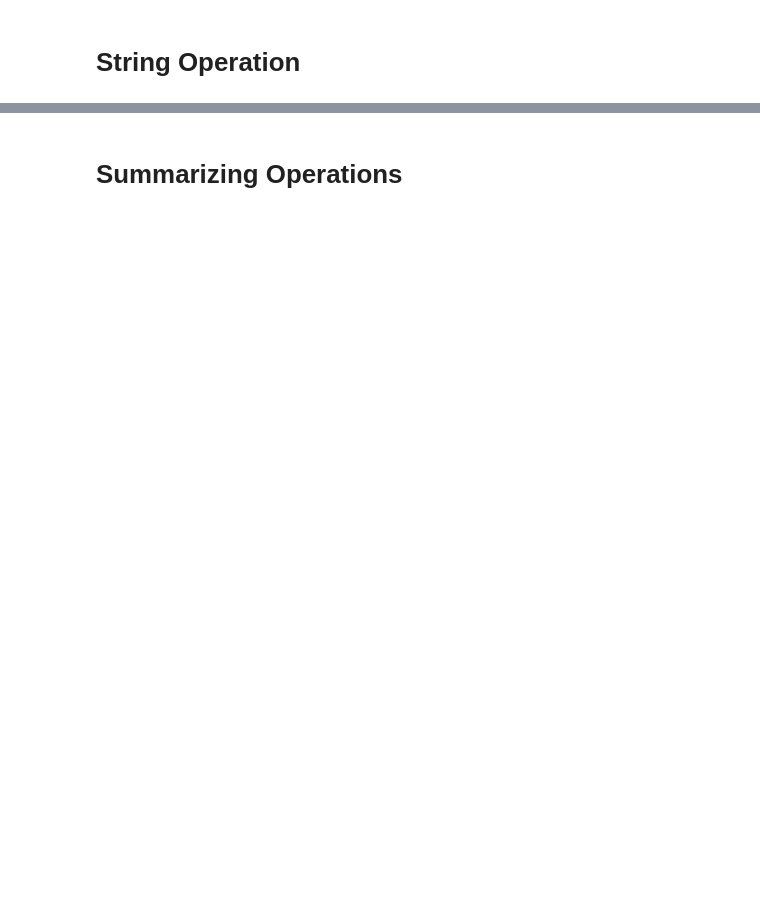
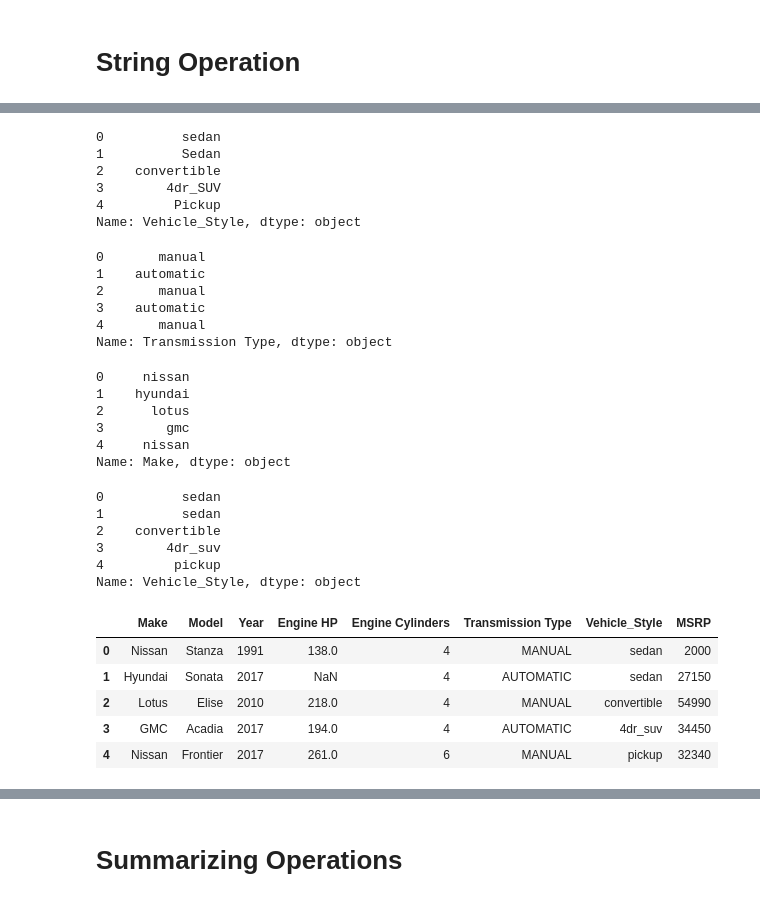
Before and after one commit to kelvin-meyet/MLOps-I-mlzmcmp, a Jupyter notebook: 01-intro/prelim-notebooks/pandas-refresher.ipynb, the cells around one changed output, grey strips where cells are left out. Saved outputs shown, nothing was run; the diff lists cells and outputs as text; code cells hidden in the pictures; blank space fills up the shorter version.

```diff
--- a/01-intro/prelim-notebooks/pandas-refresher.ipynb
+++ b/01-intro/prelim-notebooks/pandas-refresher.ipynb
@@ -262,6 +262,7 @@ df3
 | 0 | 28 | Honda | person 2 | kofi | male |
 | 1 | 24 | Toyota | person 3 | ama | female |
 # %%
+df = df.reset_index(drop=True)
 df
 # %% [output]
 |  | Make | Model | Year | Engine HP | Engine Cylinders | Transmission Type | Vehicle_Style | MSRP |
@@ -280,0 +342,54 @@ df
+# %%
+df['Vehicle_Style'].str.replace(' ', '_')
+
+# this does not overwrite - it creates a new series with new effected changes
+# %% [output]
+0          sedan
+1          Sedan
+2    convertible
+3        4dr_SUV
+4         Pickup
+Name: Vehicle_Style, dtype: object
+# %%
+df['Transmission Type'].str.lower()
+
+# this does not overwrite - it creates a new series with new effected changes
+# %% [output]
+0       manual
+1    automatic
+2       manual
+3    automatic
+4       manual
+Name: Transmission Type, dtype: object
+# %%
+df['Make'].str.lower()
+# this does not overwrite - it creates a new series with new effected changes
+# %% [output]
+0     nissan
+1    hyundai
+2      lotus
+3        gmc
+4     nissan
+Name: Make, dtype: object
+# %%
+df['Vehicle_Style'].str.lower().str.replace(' ', '_')
+# this does not overwrite the data - it creates a new series with new effected changes
+# %% [output]
+0          sedan
+1          sedan
+2    convertible
+3        4dr_suv
+4         pickup
+Name: Vehicle_Style, dtype: object
+# %%
+# -> This one here rather overwrites the data because we re-assigned it
+
+df['Vehicle_Style'] = df['Vehicle_Style'].str.lower().str.replace(' ', '_')
+df
+# %% [output]
+|  | Make | Model | Year | Engine HP | Engine Cylinders | Transmission Type | Vehicle_Style | MSRP |
+| 0 | Nissan | Stanza | 1991 | 138.0 | 4 | MANUAL | sedan | 2000 |
+| 1 | Hyundai | Sonata | 2017 | NaN | 4 | AUTOMATIC | sedan | 27150 |
+| 2 | Lotus | Elise | 2010 | 218.0 | 4 | MANUAL | convertible | 54990 |
+| 3 | GMC | Acadia | 2017 | 194.0 | 4 | AUTOMATIC | 4dr_suv | 34450 |
+| 4 | Nissan | Frontier | 2017 | 261.0 | 6 | MANUAL | pickup | 32340 |
```
Also changed, not shown: parts of 35 cells of this notebook.
